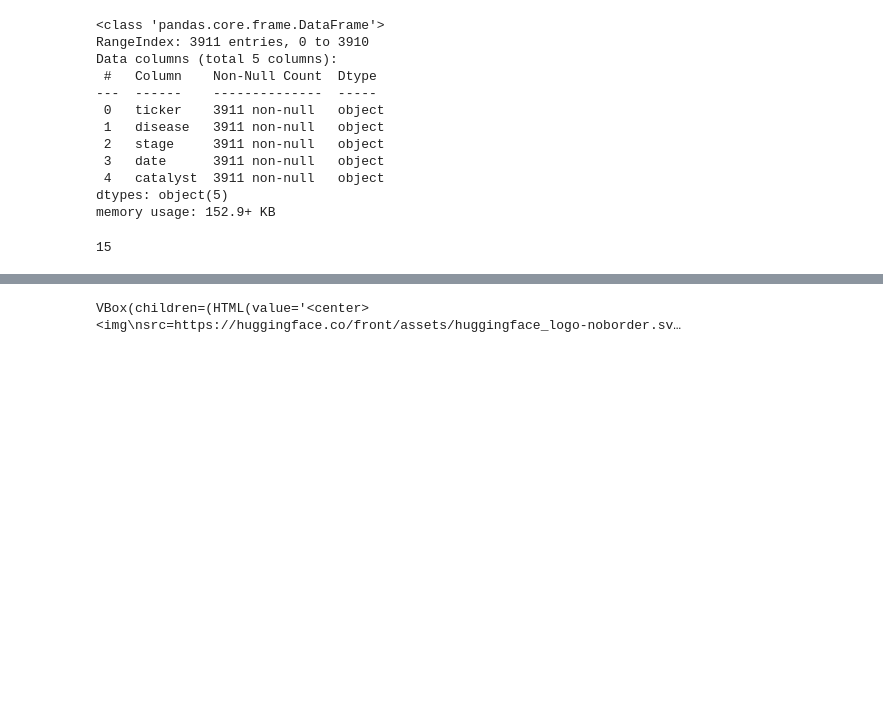
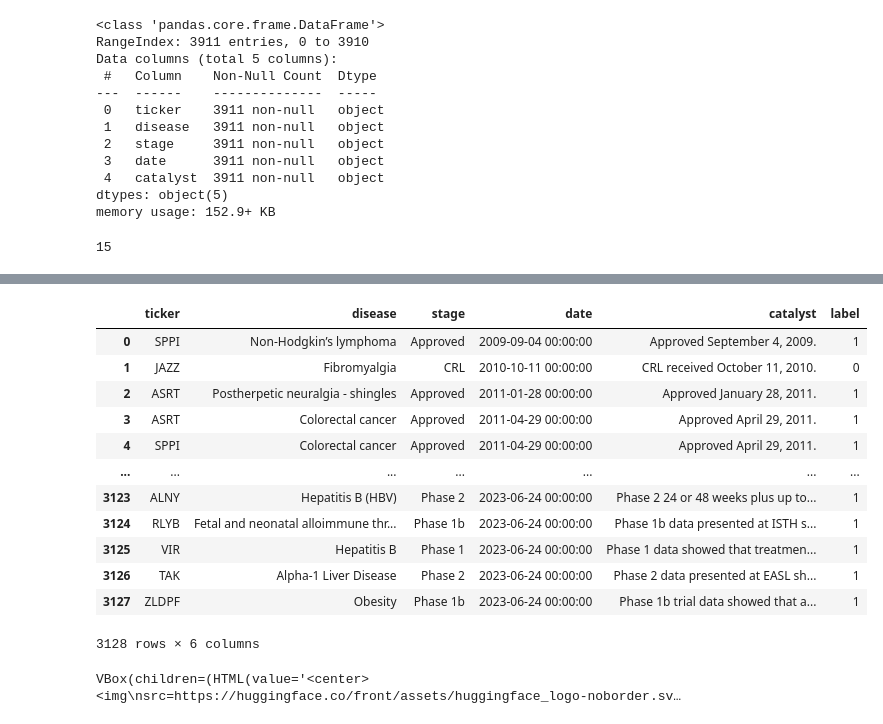
Before and after one commit to lameche99/The-Clinical-Trial-Effect, a Jupyter notebook: dataTest.ipynb, the cells around one changed output, grey strips where cells are left out. Drawn from its saved outputs; the diff is of its cells as text; code cells hidden in the pictures; blank space fills up the shorter version.

```diff
--- a/dataTest.ipynb
+++ b/dataTest.ipynb
@@ -176,3 +246,19 @@ print(catalyst.shape)
+# %%
+train
+# %% [output]
+|  | ticker | disease | stage | date | catalyst | label |
+| 0 | SPPI | Non-Hodgkin’s lymphoma | Approved | 2009-09-04 00:00:00 | Approved September 4, 2009. | 1 |
+| 1 | JAZZ | Fibromyalgia | CRL | 2010-10-11 00:00:00 | CRL received October 11, 2010. | 0 |
+| 2 | ASRT | Postherpetic neuralgia - shingles | Approved | 2011-01-28 00:00:00 | Approved January 28, 2011. | 1 |
+| 3 | ASRT | Colorectal cancer | Approved | 2011-04-29 00:00:00 | Approved April 29, 2011. | 1 |
+| 4 | SPPI | Colorectal cancer | Approved | 2011-04-29 00:00:00 | Approved April 29, 2011. | 1 |
+| ... | ... | ... | ... | ... | ... | ... |
+| 3123 | ALNY | Hepatitis B (HBV) | Phase 2 | 2023-06-24 00:00:00 | Phase 2 24 or 48 weeks plus up to... | 1 |
+| 3124 | RLYB | Fetal and neonatal alloimmune thr... | Phase 1b | 2023-06-24 00:00:00 | Phase 1b data presented at ISTH s... | 1 |
+| 3125 | VIR | Hepatitis B | Phase 1 | 2023-06-24 00:00:00 | Phase 1 data showed that treatmen... | 1 |
+| 3126 | TAK | Alpha-1 Liver Disease | Phase 2 | 2023-06-24 00:00:00 | Phase 2 data presented at EASL sh... | 1 |
+| 3127 | ZLDPF | Obesity | Phase 1b | 2023-06-24 00:00:00 | Phase 1b trial data showed that a... | 1 |
+3128 rows × 6 columns
 # %%
 train.to_csv("train.csv", index=0)
 test.to_csv("test.csv", index=0)
```
Also changed, not shown: parts of 32 cells of this notebook, 3 other files.
